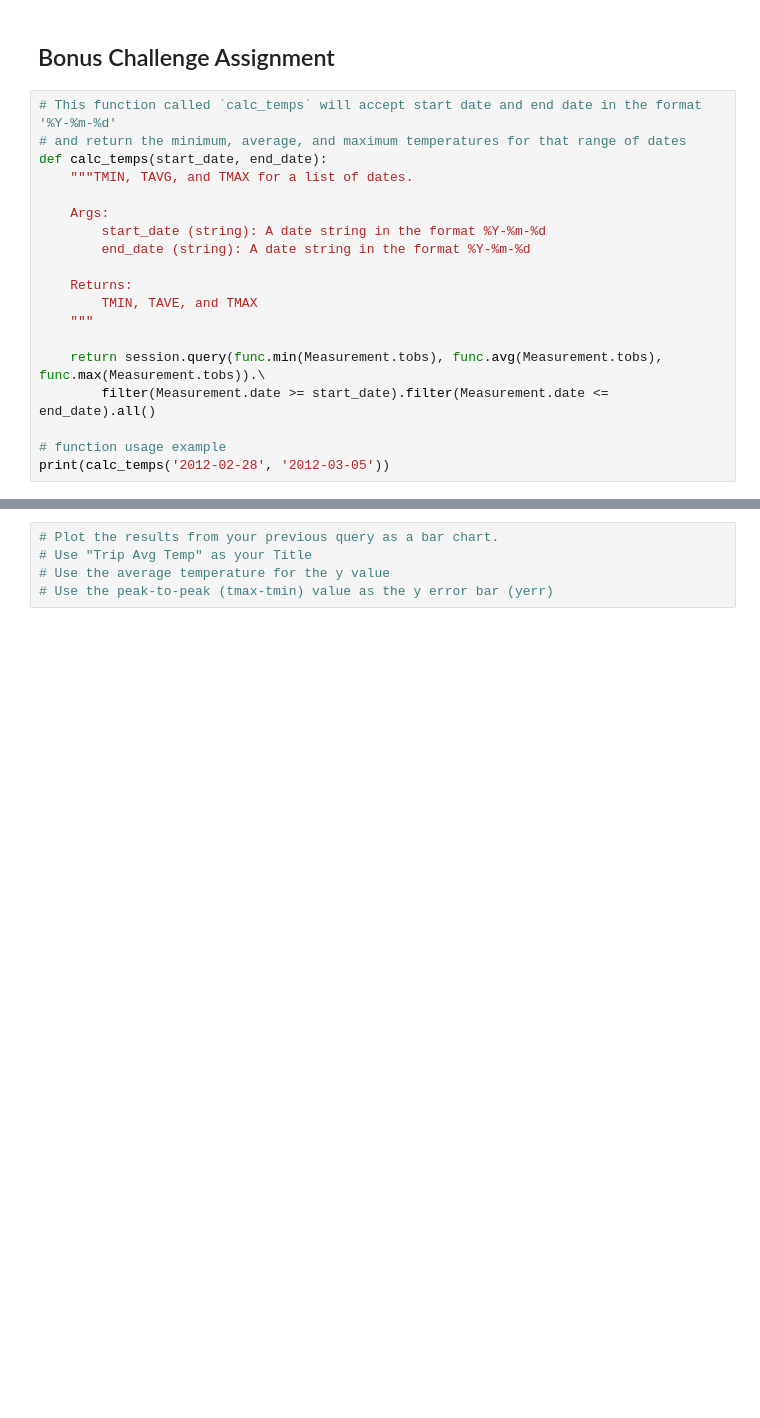
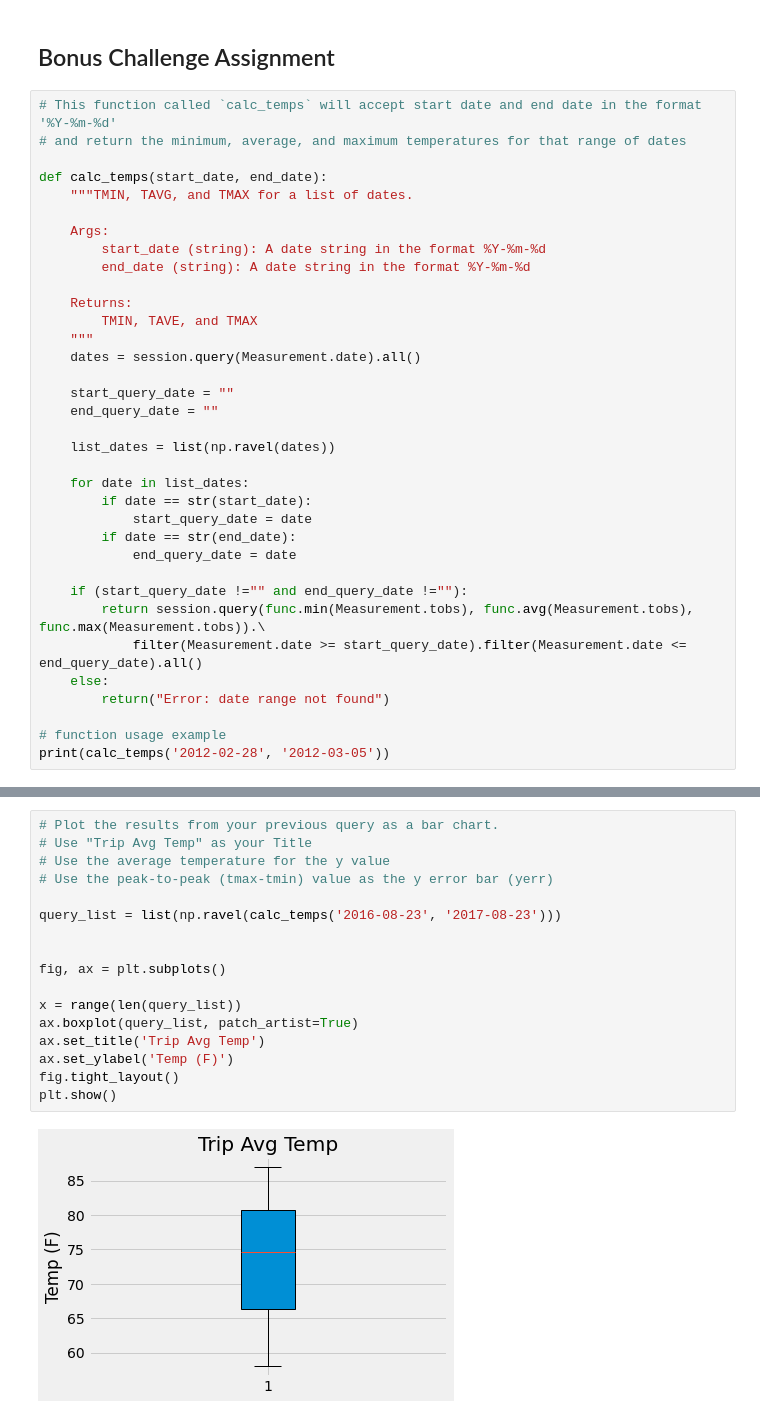
Before and after one commit to InnaG33/sqlalchemy_challenge, a Jupyter notebook: climate_hawaii.ipynb, the cells around one changed output, grey strips where cells are left out. Drawn from its saved outputs; the diff is of its cells as text; blank space fills up the shorter version.

```diff
--- a/climate_hawaii.ipynb
+++ b/climate_hawaii.ipynb
@@ -271,6 +285,7 @@ for result in results:
 # %%
 # This function called `calc_temps` will accept start date and end date in the format '%Y-%m-%d'
 # and return the minimum, average, and maximum temperatures for that range of dates
+
 def calc_temps(start_date, end_date):
     """TMIN, TAVG, and TMAX for a list of dates.
 
@@ -281,9 +296,24 @@ def calc_temps(start_date, end_date):
     Returns:
         TMIN, TAVE, and TMAX
     """
+    dates = session.query(Measurement.date).all()
 
-    return session.query(func.min(Measurement.tobs), func.avg(Measurement.tobs), func.max(Measurement.tobs)).\
-        filter(Measurement.date >= start_date).filter(Measurement.date <= end_date).all()
+    start_query_date = ""
+    end_query_date = ""
+
+    list_dates = list(np.ravel(dates))
+
+    for date in list_dates:
+        if date == str(start_date):
+            start_query_date = date
+        if date == str(end_date):
+            end_query_date = date
+
+    if (start_query_date !="" and end_query_date !=""):
+        return session.query(func.min(Measurement.tobs), func.avg(Measurement.tobs), func.max(Measurement.tobs)).\
+            filter(Measurement.date >= start_query_date).filter(Measurement.date <= end_query_date).all()
+    else:
+        return("Error: date range not found")
 
 # function usage example
 print(calc_temps('2012-02-28', '2012-03-05'))
@@ -293,5 +328,19 @@ print(calc_temps('2012-02-28', '2012-03-05'))
 # %%
 # Plot the results from your previous query as a bar chart.
 # Use "Trip Avg Temp" as your Title
 # Use the average temperature for the y value
 # Use the peak-to-peak (tmax-tmin) value as the y error bar (yerr)
+
+query_list = list(np.ravel(calc_temps('2016-08-23', '2017-08-23')))
+
+
+fig, ax = plt.subplots()
+
+x = range(len(query_list))
+ax.boxplot(query_list, patch_artist=True)
+ax.set_title('Trip Avg Temp')
+ax.set_ylabel('Temp (F)')
+fig.tight_layout()
+plt.show()
+# %% [output]
+[figure, added]
```
Also changed, not shown: parts of 19 cells of this notebook, 1 other file.
